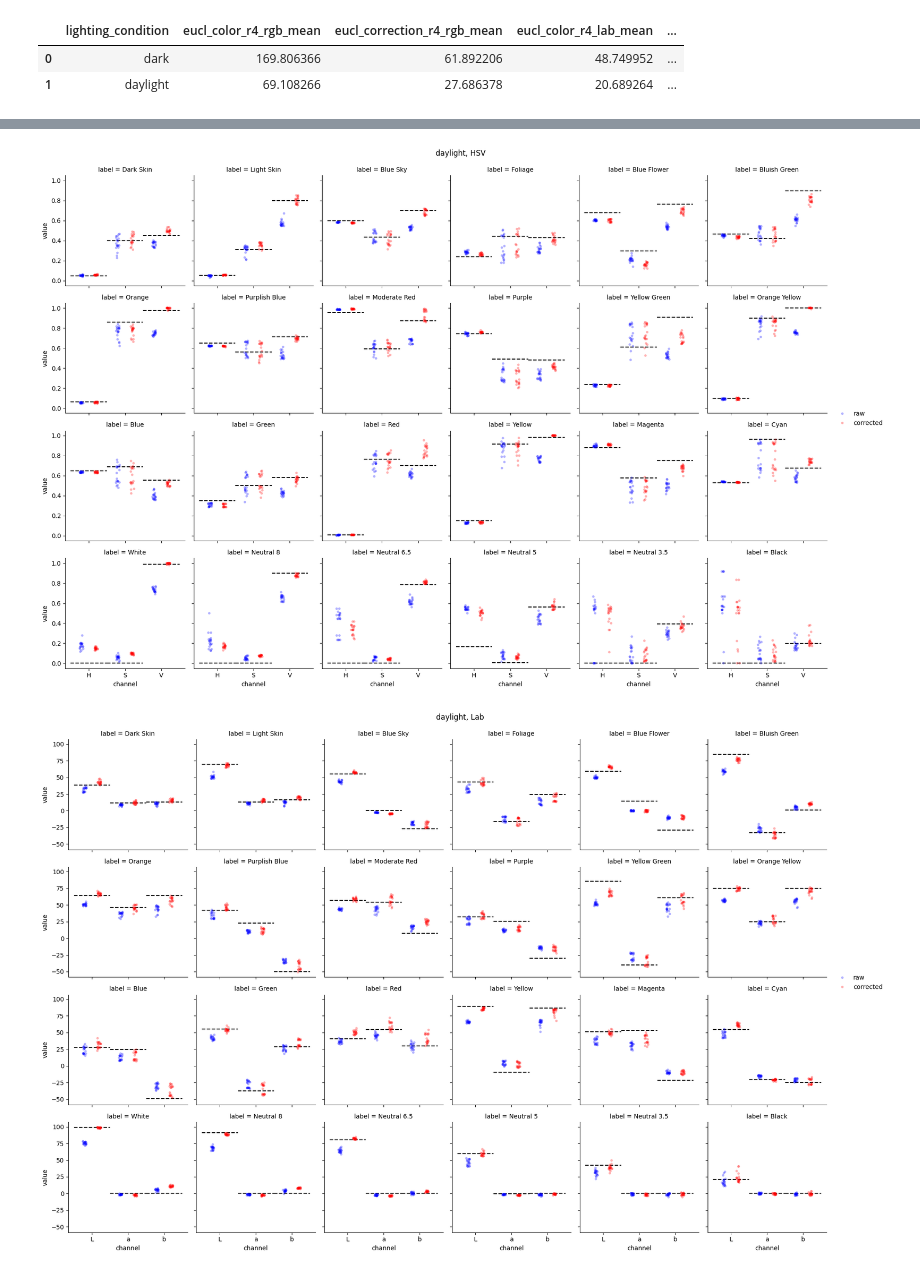
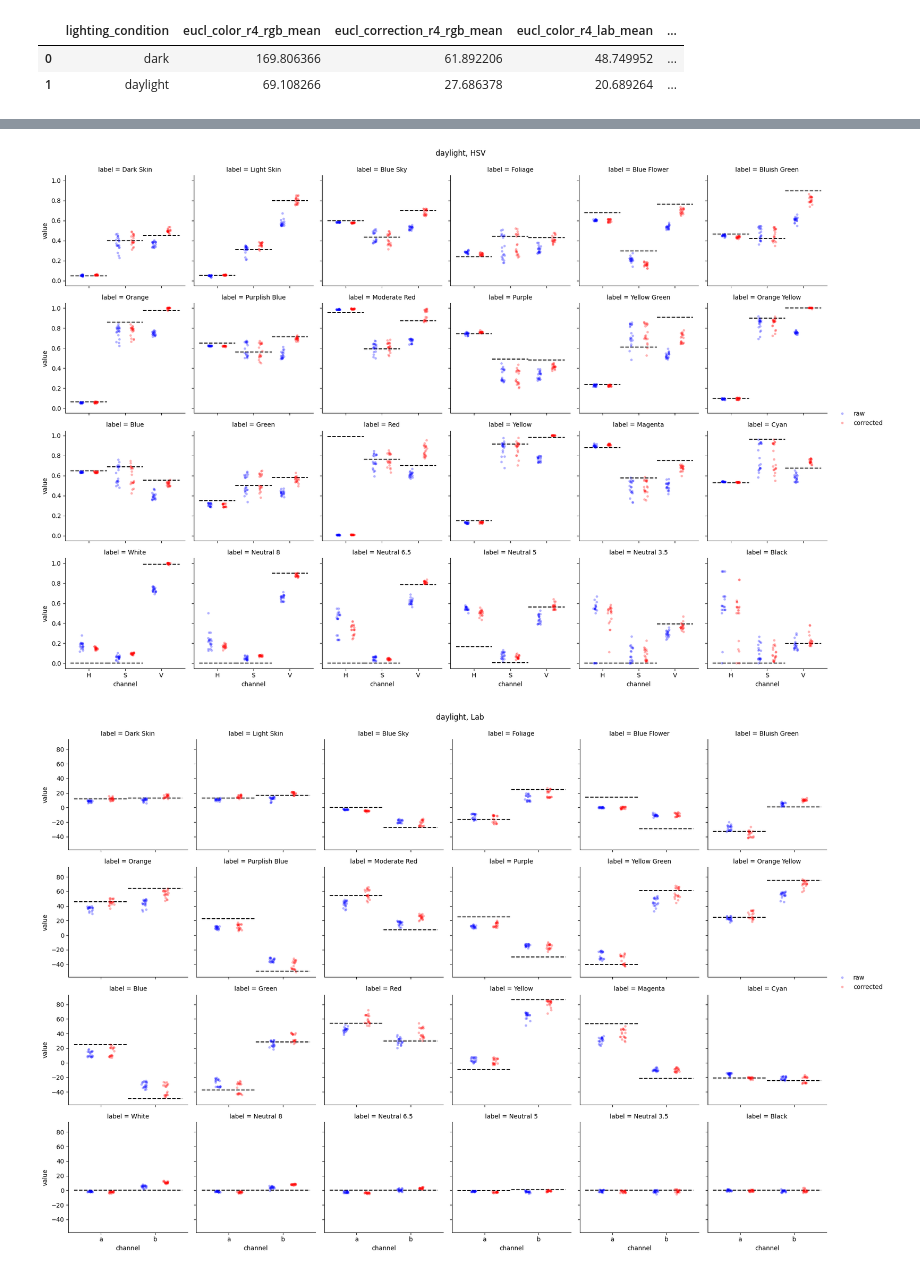
Before and after one commit to takiisme/Colormeter, a Jupyter notebook: correction_by_scaling.ipynb, the cells around one changed output, grey strips where cells are left out. Drawn from its saved outputs; the diff is of its cells as text; code cells hidden in the pictures.

```diff
--- a/correction_by_scaling.ipynb
+++ b/correction_by_scaling.ipynb
@@ -29,8 +29,6 @@ df_dark2["lighting_condition"] = "dark"
 # df_dark2['session_name'] = 2
 
 df = pd.concat([df_daylight1, df_daylight2, df_dark1, df_dark2], ignore_index=True)
-# print(df.head())
-# print(df.info())
 df[['correction_r4_R', 'correction_r4_G', 'correction_r4_B']] = df.apply(
     apply_correction,
     axis=1,
@@ -45,7 +43,7 @@ for prefix in ['color_r4_', 'correction_r4_', 'gt__']:
 # df.head()
 
 # Per-channel error
-for channel in ['R', 'G', 'B', 'H', 'S', 'V', 'L', 'a', 'b']:
+for channel in ['R', 'G', 'B', 'H', 'S', 'V', 'l', 'a', 'b']:
     df[f'error_color_r4_{channel}'] = df[f'color_r4_{channel}'] - df[f'gt__{channel}']
     df[f'error_correction_r4_{channel}'] = df[f'correction_r4_{channel}'] - df[f'gt__{channel}']
 # print(df.columns)
@@ -63,12 +61,12 @@ df['eucl_correction_r4_rgb'] = np.sqrt(
     df['error_correction_r4_B']**2
 )
 df['eucl_color_r4_lab'] = np.sqrt(
-    df['error_color_r4_L']**2 +
+    df['error_color_r4_l']**2 +
     df['error_color_r4_a']**2 +
     df['error_color_r4_b']**2
 )
 df['eucl_correction_r4_lab'] = np.sqrt(
-    df['error_correction_r4_L']**2 +
+    df['error_correction_r4_l']**2 +
     df['error_correction_r4_a']**2 +
     df['error_correction_r4_b']**2
 )
@@ -282,6 +273,7 @@ def plot_against_gt(df_long, space='rgb', lighting_condition='daylight'):
     }[space]
     df_plot = df_long.copy().query("channel in @channels")
     g = sns.FacetGrid(df_plot.query(f"lighting_condition == '{lighting_condition}' & type in ['raw', 'corrected']"), col="label", col_wrap=6)
+    # TODO: decide on which plot to use
     # g.map_dataframe(
     #     sns.violinplot,
     #     x="channel",
@@ -328,9 +320,9 @@ def plot_against_gt(df_long, space='rgb', lighting_condition='daylight'):
         # break
         gt_values = gt_subset.query(f"label == '{label}'").set_index('channel')['value'].to_dict()
         for i, (ch, gt) in enumerate(gt_values.items()):
-            # Speical case: H of red is ~1, but draw at ~0 -- equivalent, but looks better
-            if label == 'Red' and ch == 'H':
-                gt = abs(1 - gt)
+            # # Speical case: H of red is ~1, but draw at ~0 -- equivalent, but looks better
+            # if label == 'Red' and ch == 'H':
+            #     gt = abs(1 - gt)
             width = 0.5
             ax.hlines(
                 y=gt,
@@ -338,38 +330,37 @@ def plot_against_gt(df_long, space='rgb', lighting_condition='daylight'):
                 xmax=i + width,
                 colors='black',
                 linestyles='dashed',
-                # label='ground truth' if i == 0 else "",
             )
     g.add_legend()
     return g
 
 g = plot_against_gt(df_long, space='rgb', lighting_condition='daylight')
 g.figure.suptitle('daylight, RGB', y=1.02)
 plt.show()
 
 g = plot_against_gt(df_long, space='hsv', lighting_condition='daylight')
 g.figure.suptitle('daylight, HSV', y=1.02)
 plt.show()
 
 g = plot_against_gt(df_long, space='lab', lighting_condition='daylight')
 g.figure.suptitle('daylight, Lab', y=1.02)
 plt.show()
 
 # g = plot_against_gt(df_long, space='rgb', lighting_condition='dark')
 # g.figure.suptitle('dark, RGB', y=1.02)
 # plt.show()
 
 # g = plot_against_gt(df_long, space='hsv', lighting_condition='dark')
 # g.figure.suptitle('dark, HSV', y=1.02)
 # plt.show()
 
 # g = plot_against_gt(df_long, space='lab', lighting_condition='dark')
 # g.figure.suptitle('dark, Lab', y=1.02)
 # plt.show()
 # %% [output]
 [figure]
-[figure, old version]
+[figure, new version]
-[figure, old version]
+[figure, new version]
 # %% [markdown]
 Observations (we focus on the normal daylight condition for now):
 
```
Also changed, not shown: parts of 10 cells of this notebook, 1 other file.
